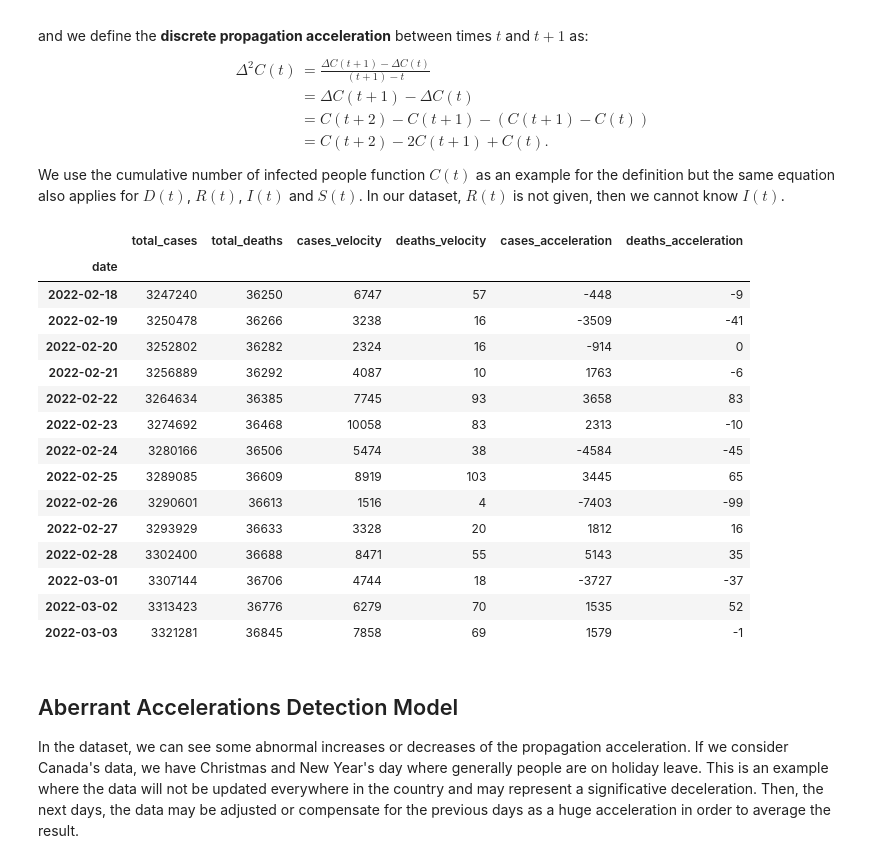
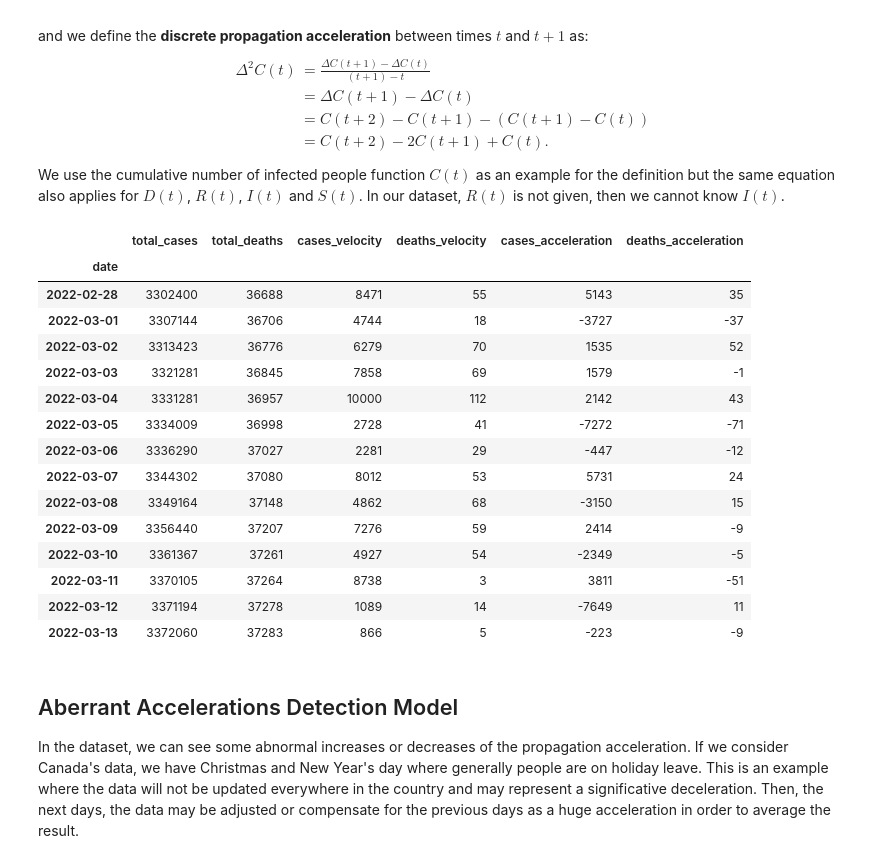
Before and after one commit to glapointe7/Covid19, a Jupyter notebook: Covid-19 Analysis.ipynb, the cells around one changed output. Cells and saved outputs as stored; diff of their text form; code cells hidden in the pictures.

```diff
--- a/Covid-19 Analysis.ipynb
+++ b/Covid-19 Analysis.ipynb
@@ -70,8 +80,18 @@ The source of the dataset and features description are given here: https://githu
 # %%
 url = "https://raw.githubusercontent.com/owid/covid-19-data/master/scripts/input/un/population_latest.csv"
 population = DatasetDownloader.downloadPopulationDataset(url)
+
 #https://raw.githubusercontent.com/owid/covid-19-data/master/scripts/input/un/median_age.csv
 #https://github.com/owid/covid-19-data/blob/master/scripts/input/owid/life_expectancy.csv
+
+# Add the continent feature to the population dataset based on the iso_code of every country.
+url = "https://raw.githubusercontent.com/lukes/ISO-3166-Countries-with-Regional-Codes/master/all/all.csv"
+countries = DatasetDownloader.downloadCountriesDataset(url)
+population = DatasetPreparator.addContinentToPopulation(population, countries)
+
+# Add the poverty percentage to the population dataset based on the iso_code of every country.
+poverty = DatasetDownloader.extractPovertyValueFromDataset("WorldPovertyIndex.csv")
+population = DatasetPreparator.addPovertyToPopulation(population, poverty)
 # %% [markdown]
 ## Vaccinations
 The source of the dataset and features description are given here: https://github.com/owid/covid-19-data/tree/master/public/data/vaccinations.
@@ -94,7 +114,7 @@ cases = DatasetDownloader.downloadCasesDataset(url)
 url = "https://raw.githubusercontent.com/owid/covid-19-data/master/scripts/input/jhu/time_series_covid19_deaths_global.csv"
 deaths = DatasetDownloader.downloadDeathsDataset(url)
 
-cases_deaths = CasesDeathsPreparator.mergeCasesAndDeathsDatasets(cases, deaths)
+cases_deaths = DatasetPreparator.mergeCasesAndDeathsDatasets(cases, deaths)
 # %% [markdown]
 ## Hospitalizations
 The source of the dataset and features description are given here: https://github.com/owid/covid-19-data/tree/master/public/data/hospitalizations.
@@ -187,0 +233,6 @@ Dropdown(description='Sort by', options=('(Select a way to sort)', 'Total cases'
+# %%
+daily_cases = DatasetPreparator.prepareRegionsDailyCasesAndDeathsDataset(cases_deaths)
+region_cases = DatasetPreparator.prepareTotalCasesAndDeathsByRegion(daily_cases, population)
+region_cases = DatasetPreparator.addPeopleVaccinatedPercentageToDataset(region_cases, vaccination)
+
+StatAnalysisPrinter.displayCorrelationMatrix(region_cases)
@@ -308,35 +392,35 @@ $$
 $$
 We use the cumulative number of infected people function $C(t)$ as an example for the definition but the same equation also applies for $D(t)$, $R(t)$, $I(t)$ and $S(t)$. In our dataset, $R(t)$ is not given, then we cannot know $I(t)$.
 # %%
-daily_cases = CasesDeathsPreparator.prepareRegionsDailyCasesAndDeathsDataset(cases_deaths)
+daily_cases = DatasetPreparator.prepareRegionsDailyCasesAndDeathsDataset(cases_deaths)
 daily_cases = daily_cases.loc[daily_cases['entity'] == "Canada", daily_cases.columns != "entity"]
 
 daily_cases['cases_velocity'] = daily_cases['total_cases'].diff().fillna(0).astype(np.int64)
 daily_cases['deaths_velocity'] = daily_cases['total_deaths'].diff().fillna(0).astype(np.int64)
 
 daily_cases['cases_acceleration'] = daily_cases['cases_velocity'].diff().fillna(0).astype(np.int64)
 daily_cases['deaths_acceleration'] = daily_cases['deaths_velocity'].diff().fillna(0).astype(np.int64)
 daily_cases = daily_cases.dropna()
 
 daily_cases = daily_cases.set_index('date')
 display(daily_cases.tail(14))
 # %% [output]
 |  | total_cases | total_deaths | cases_velocity | deaths_velocity | cases_acceleration | deaths_acceleration |
 | date |  |  |  |  |  |  |
-| 2022-02-18 | 3247240 | 36250 | 6747 | 57 | -448 | -9 |
-| 2022-02-19 | 3250478 | 36266 | 3238 | 16 | -3509 | -41 |
-| 2022-02-20 | 3252802 | 36282 | 2324 | 16 | -914 | 0 |
-| 2022-02-21 | 3256889 | 36292 | 4087 | 10 | 1763 | -6 |
-| 2022-02-22 | 3264634 | 36385 | 7745 | 93 | 3658 | 83 |
-| 2022-02-23 | 3274692 | 36468 | 10058 | 83 | 2313 | -10 |
-| 2022-02-24 | 3280166 | 36506 | 5474 | 38 | -4584 | -45 |
-| 2022-02-25 | 3289085 | 36609 | 8919 | 103 | 3445 | 65 |
-| 2022-02-26 | 3290601 | 36613 | 1516 | 4 | -7403 | -99 |
-| 2022-02-27 | 3293929 | 36633 | 3328 | 20 | 1812 | 16 |
 | 2022-02-28 | 3302400 | 36688 | 8471 | 55 | 5143 | 35 |
 | 2022-03-01 | 3307144 | 36706 | 4744 | 18 | -3727 | -37 |
 | 2022-03-02 | 3313423 | 36776 | 6279 | 70 | 1535 | 52 |
 | 2022-03-03 | 3321281 | 36845 | 7858 | 69 | 1579 | -1 |
+| 2022-03-04 | 3331281 | 36957 | 10000 | 112 | 2142 | 43 |
+| 2022-03-05 | 3334009 | 36998 | 2728 | 41 | -7272 | -71 |
+| 2022-03-06 | 3336290 | 37027 | 2281 | 29 | -447 | -12 |
+| 2022-03-07 | 3344302 | 37080 | 8012 | 53 | 5731 | 24 |
+| 2022-03-08 | 3349164 | 37148 | 4862 | 68 | -3150 | 15 |
+| 2022-03-09 | 3356440 | 37207 | 7276 | 59 | 2414 | -9 |
+| 2022-03-10 | 3361367 | 37261 | 4927 | 54 | -2349 | -5 |
+| 2022-03-11 | 3370105 | 37264 | 8738 | 3 | 3811 | -51 |
+| 2022-03-12 | 3371194 | 37278 | 1089 | 14 | -7649 | 11 |
+| 2022-03-13 | 3372060 | 37283 | 866 | 5 | -223 | -9 |
 # %% [markdown]
 ## Aberrant Accelerations Detection Model
 In the dataset, we can see some abnormal increases or decreases of the propagation acceleration. If we consider Canada's data, we have Christmas and New Year's day where generally people are on holiday leave. This is an example where the data will not be updated everywhere in the country and may represent a significative deceleration. Then, the next days, the data may be adjusted or compensate for the previous days as a huge acceleration in order to average the result.
```
Also changed, not shown: parts of 18 cells of this notebook, 7 other files.
